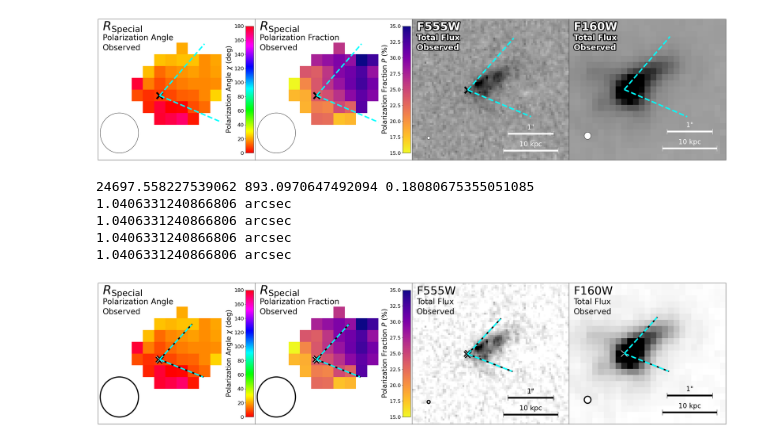
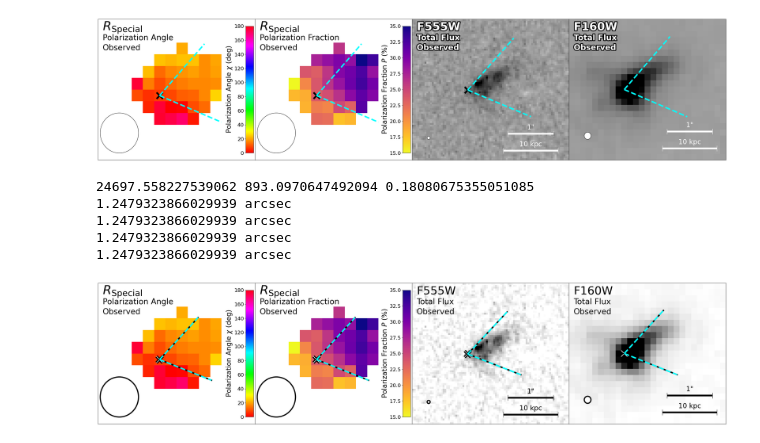
Before and after one commit to rjassef/Impol_BHDs_repo, a Jupyter notebook: plots/W0204-0506/W0204_plot.ipynb, the cells around one changed output. Saved outputs shown, nothing was run; the diff lists cells and outputs as text; code cells hidden in the pictures.

Commit message:
Fixed bug on cone projection length.

```diff
--- a/plots/W0204-0506/W0204_plot.ipynb
+++ b/plots/W0204-0506/W0204_plot.ipynb
@@ -318,7 +321,7 @@ for k, im in enumerate([pangle_co, pfrac_co, f555w_co, f160w_co]):
     else:
         color = 'white'
     pixscale = im.wcs.proj_plane_pixel_scales()[0]
-    bar_size = (10*u.kpc/cosmo.angular_diameter_distance(2.100))*u.rad
+    bar_size = (10*u.kpc/cosmo.angular_diameter_distance(z))*u.rad
     bar_size_pix = (bar_size / pixscale).to(u.dimensionless_unscaled)
     ny, nx = im.data.shape
     axs[0,k].errorbar([0.75*nx],[0.06*ny],xerr=[bar_size_pix/2.], fmt='none', capsize=10.0,lw=6.0,color=color)
@@ -470,7 +473,7 @@ for k, im in enumerate([pangle_co, pfrac_co, f555w_co, f160w_co]):
     else:
         color = 'white'
     pixscale = im.wcs.proj_plane_pixel_scales()[0]
-    bar_size = (10*u.kpc/cosmo.angular_diameter_distance(2.100))*u.rad
+    bar_size = (10*u.kpc/cosmo.angular_diameter_distance(z))*u.rad
     bar_size_pix = (bar_size / pixscale).to(u.dimensionless_unscaled)
     ny, nx = im.data.shape
     axs[0,k].errorbar([0.75*nx],[0.06*ny],xerr=[bar_size_pix/2.], fmt='none', capsize=10.0,lw=6.0,color=color)
@@ -622,7 +625,7 @@ for k, im in enumerate([pangle_co, pfrac_co, f555w_co, f160w_co]):
     else:
         color = 'white'
     pixscale = im.wcs.proj_plane_pixel_scales()[0]
-    bar_size = (10*u.kpc/cosmo.angular_diameter_distance(2.100))*u.rad
+    bar_size = (10*u.kpc/cosmo.angular_diameter_distance(z))*u.rad
     bar_size_pix = (bar_size / pixscale).to(u.dimensionless_unscaled)
     ny, nx = im.data.shape
     axs[0,k].errorbar([0.75*nx],[0.06*ny],xerr=[bar_size_pix/2.], fmt='none', capsize=10.0,lw=6.0,color=color)
@@ -776,7 +779,7 @@ for k, im in enumerate([pangle_co, pfrac_co, f555w_co, f160w_co]):
     else:
         color = 'white'
     pixscale = im.wcs.proj_plane_pixel_scales()[0]
-    bar_size = (10*u.kpc/cosmo.angular_diameter_distance(2.100))*u.rad
+    bar_size = (10*u.kpc/cosmo.angular_diameter_distance(z))*u.rad
     bar_size_pix = (bar_size / pixscale).to(u.dimensionless_unscaled)
     ny, nx = im.data.shape
     axs[0,k].errorbar([0.75*nx],[0.06*ny],xerr=[bar_size_pix/2.], fmt='none', capsize=10.0,lw=6.0,color=color)
@@ -855,7 +858,10 @@ for k, im in enumerate([pangle_co, pfrac_co, f555w_co, f160w_co]):
     psi_cone = 23.5*u.deg + 10.*u.deg
     inclination = 60.*u.deg
     #cone_len = 1.5*u.arcsec
-    cone_len = ((10*u.kpc*np.sin(inclination)/cosmo.angular_diameter_distance(2.099))*u.rad).to(u.arcsec)
+    intrinsinc_cone_axis_length = 10*u.kpc
+    cone_side_length = intrinsinc_cone_axis_length * np.sin(inclination)/np.cos(psi_cone)
+
+    cone_len = ((cone_side_length/cosmo.angular_diameter_distance(z))*u.rad).to(u.arcsec)
     print(cone_len)
     cx2, cy2 = im.wcs.world_to_pixel(max_coords.directional_offset_by(chi+psi_cone-90*u.deg, cone_len))
     cx3, cy3 = im.wcs.world_to_pixel(max_coords.directional_offset_by(chi-psi_cone-90*u.deg, cone_len))
@@ -924,36 +930,36 @@ for k, inst in enumerate(['FORS2','FORS2','F555W','F160W']):
     beam  = plt.Circle((nx*0.10,ny*0.15),(seeing[inst]/2/pixscale).to(u.dimensionless_unscaled), color='k', fill=True, fc='white',lw=4)
     axs[0,k].add_patch(beam)
 
 
 #10kpc bar
 for k, im in enumerate([pangle_co, pfrac_co, f555w_co, f160w_co]):
     if k<2:
         continue
     color = 'black'
     pixscale = im.wcs.proj_plane_pixel_scales()[0]
-    bar_size = (10*u.kpc/cosmo.angular_diameter_distance(2.100))*u.rad
+    bar_size = (10*u.kpc/cosmo.angular_diameter_distance(z))*u.rad
     bar_size_pix = (bar_size / pixscale).to(u.dimensionless_unscaled)
     ny, nx = im.data.shape
     axs[0,k].errorbar([0.75*nx],[0.06*ny],xerr=[bar_size_pix/2.], fmt='none', capsize=10.0,lw=6.0,color=color)
     txt = axs[0,k].text(0.75*nx,0.08*ny,"10 kpc",ha='center',va='bottom', fontsize=24, color=color)
     if k<2:
         txt.set_path_effects([PathEffects.withStroke(linewidth=4, foreground='black')])
 
     ang_bar_size = 1.0*u.arcsec
     ang_bar_size_pix = (ang_bar_size / pixscale).to(u.dimensionless_unscaled)
     axs[0,k].errorbar([0.75*nx],[0.18*ny],xerr=[ang_bar_size_pix/2.], fmt='none', capsize=10.0,lw=6.0,color=color)
     txt = axs[0,k].text(0.75*nx,0.20*ny,"1\"",ha='center',va='bottom', fontsize=24, color=color)
     if k<2:
         txt.set_path_effects([PathEffects.withStroke(linewidth=4, foreground='black')])
 
 #plt.tight_layout()
 plt.show()
 
 fig.savefig("W0204_pol_HST.with_cone.narrow_cone_updated_whitebg.png", dpi=200, bbox_inches='tight')
 # %% [output]
 24697.558227539062 893.0970647492094 0.18080675355051085
-1.0406331240866806 arcsec
-1.0406331240866806 arcsec
-1.0406331240866806 arcsec
-1.0406331240866806 arcsec
+1.2479323866029939 arcsec
+1.2479323866029939 arcsec
+1.2479323866029939 arcsec
+1.2479323866029939 arcsec
-[figure, old version]
+[figure, new version]
```
Also changed, not shown: parts of 2 cells of this notebook, 1 other file.
